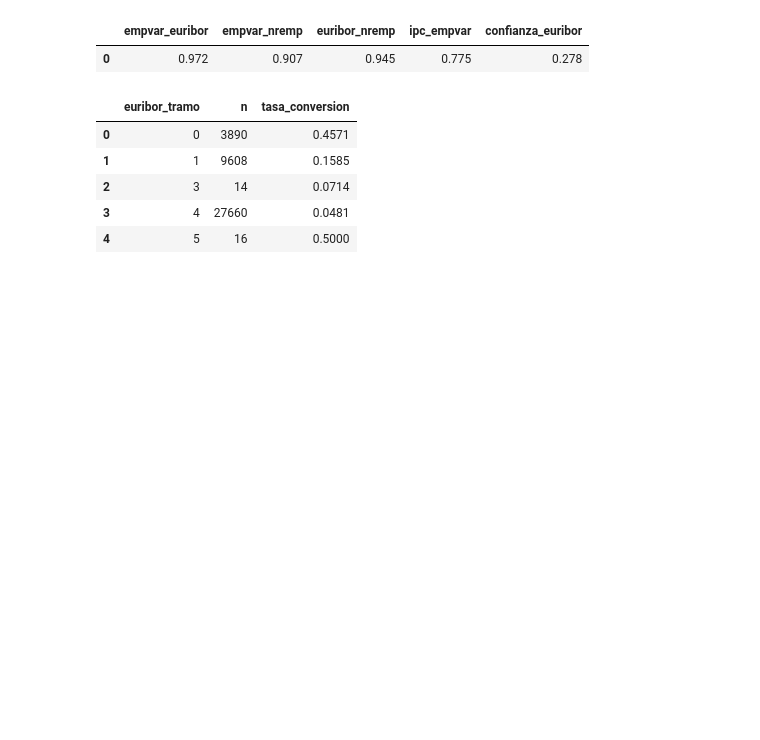
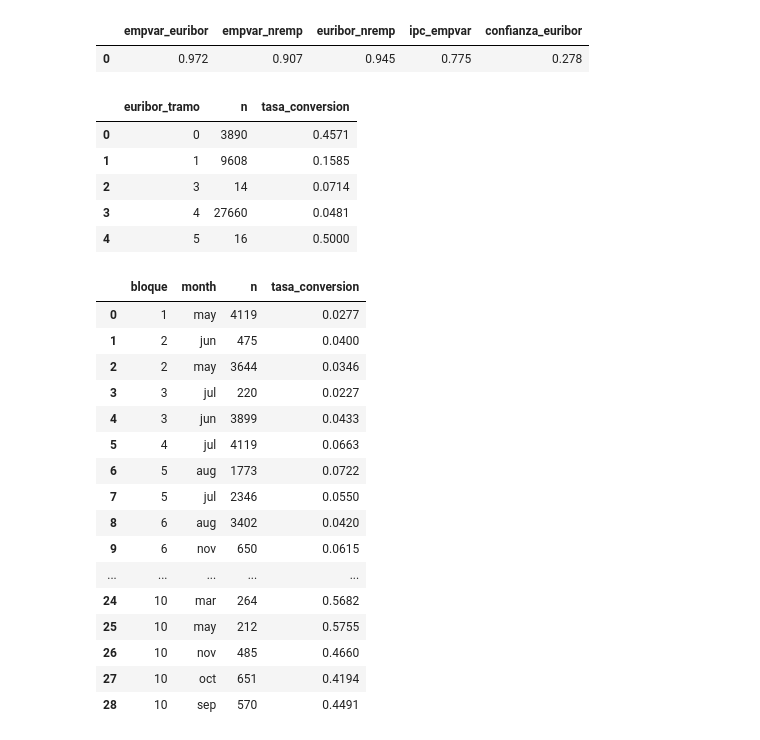
Before and after one commit to Krunzx/data_portfolio, a Jupyter notebook: 04-term-deposit-propensity/notebooks/01_eda.ipynb, the cells around one changed output. Saved outputs shown, nothing was run; the diff lists cells and outputs as text; code cells hidden in the pictures; blank space fills up the shorter version.

```diff
--- a/04-term-deposit-propensity/notebooks/01_eda.ipynb
+++ b/04-term-deposit-propensity/notebooks/01_eda.ipynb
@@ -246,3 +246,24 @@ df
 | 2 | 3 | 14 | 0.0714 |
 | 3 | 4 | 27660 | 0.0481 |
 | 4 | 5 | 16 | 0.5000 |
+# %%
+df = run(Q['P14'])
+df
+# %% [output]
+|  | bloque | month | n | tasa_conversion |
+| 0 | 1 | may | 4119 | 0.0277 |
+| 1 | 2 | jun | 475 | 0.0400 |
+| 2 | 2 | may | 3644 | 0.0346 |
+| 3 | 3 | jul | 220 | 0.0227 |
+| 4 | 3 | jun | 3899 | 0.0433 |
+| 5 | 4 | jul | 4119 | 0.0663 |
+| 6 | 5 | aug | 1773 | 0.0722 |
+| 7 | 5 | jul | 2346 | 0.0550 |
+| 8 | 6 | aug | 3402 | 0.0420 |
+| 9 | 6 | nov | 650 | 0.0615 |
+| ... | ... | ... | ... | ... |
+| 24 | 10 | mar | 264 | 0.5682 |
+| 25 | 10 | may | 212 | 0.5755 |
+| 26 | 10 | nov | 485 | 0.4660 |
+| 27 | 10 | oct | 651 | 0.4194 |
+| 28 | 10 | sep | 570 | 0.4491 |
```
Also changed, not shown: parts of 3 cells of this notebook, 1 other file.
